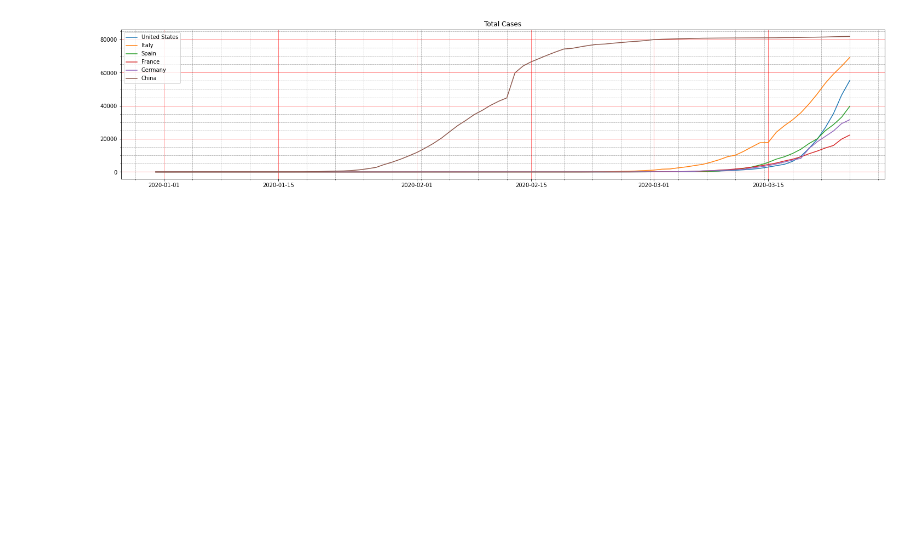
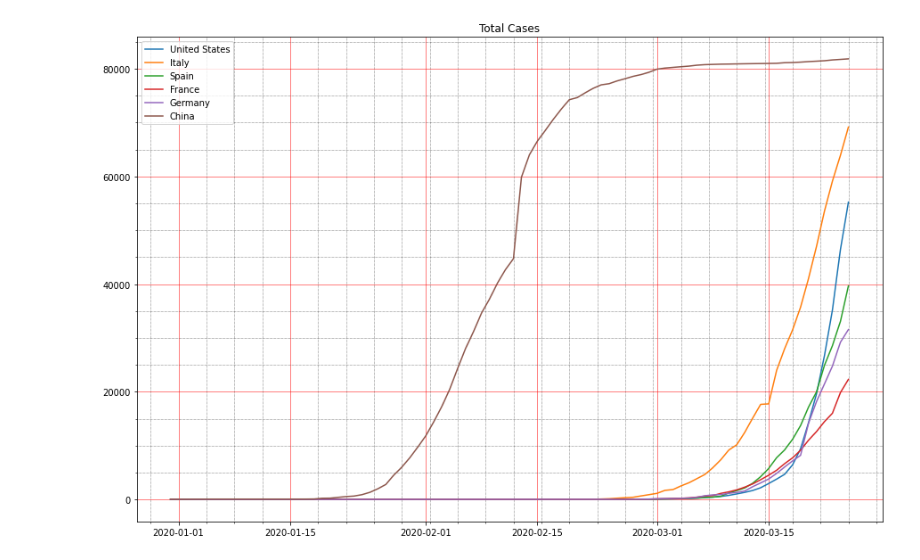
Before and after one commit to vinayshanbhag/covid19, a Jupyter notebook: covid_19_viz.ipynb, the cells around one changed output. Cells and saved outputs as stored; diff of their text form; code cells hidden in the pictures; blank space fills up the shorter version.

```diff
--- a/covid_19_viz.ipynb
+++ b/covid_19_viz.ipynb
@@ -41,12 +37,12 @@ plt.grid(which='minor', linestyle=':', linewidth='0.5', color='black')
 # %%
-plt.figure(figsize=(25,5))
+plt.figure(figsize=(15,10))
 for country in countries:
   plt.plot(df_all[df_all.location==country].date.dt.date,df_all[df_all.location==country].total_cases)
 plt.legend(countries)
 plt.title("Total Cases");
 plt.minorticks_on()
 plt.grid(which='major', linestyle='-', linewidth='0.5', color='red')
 plt.grid(which='minor', linestyle=':', linewidth='0.5', color='black')
 # %% [output]
-[figure, old version]
+[figure, new version]
 # %%
```
Also changed, not shown: parts of 6 cells of this notebook.
